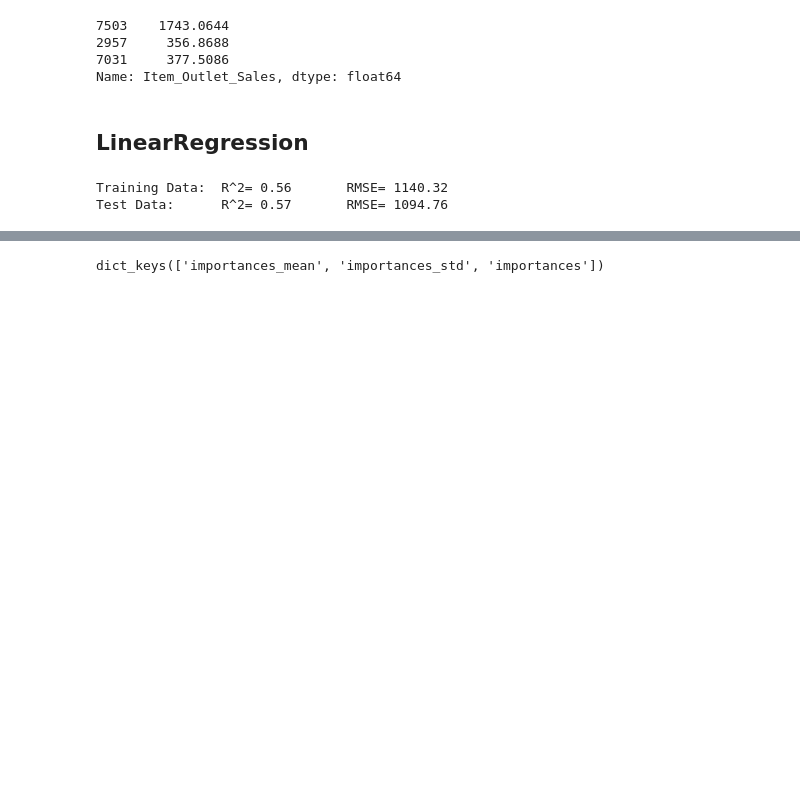
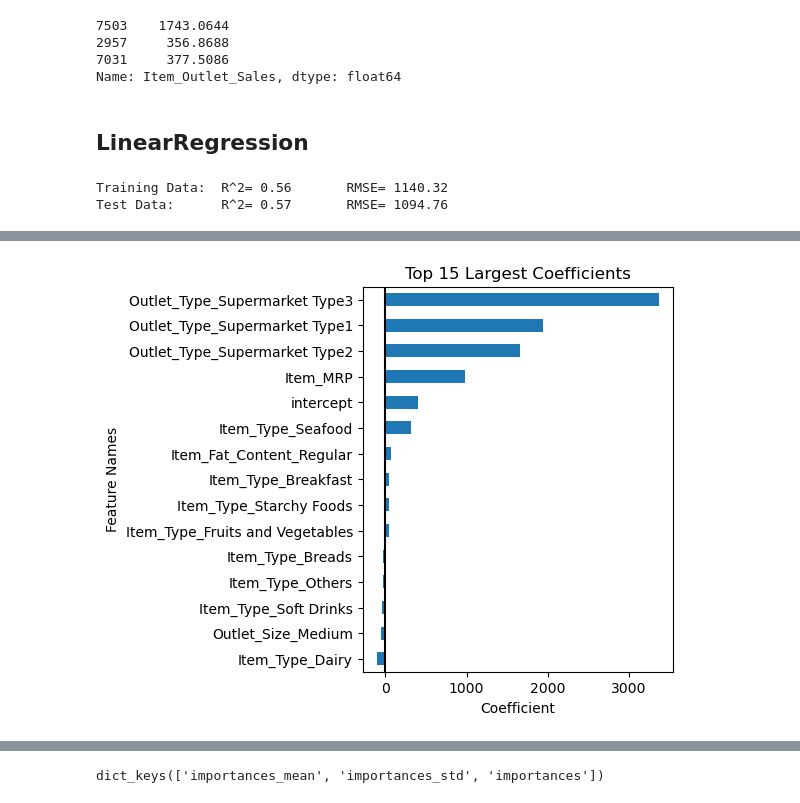
Before and after one commit to dmburns1729/Sales-Predictions, a Jupyter notebook: Project 1 - Revisited.ipynb, the cells around one changed output, grey strips where cells are left out. Saved outputs shown, nothing was run; the diff lists cells and outputs as text; code cells hidden in the pictures; blank space fills up the shorter version.

```diff
--- a/Project 1 - Revisited.ipynb
+++ b/Project 1 - Revisited.ipynb
@@ -229,0 +334,5 @@ Test Data:      R^2= 0.57       RMSE= 1094.76
+# %%
+## Testing our function with intercept=True
+ax= plot_coeffs(coeffs,top_n=15, intercept=True)
+# %% [output]
+[figure, added]
```
Also changed, not shown: parts of 16 cells of this notebook, 11 other files.
